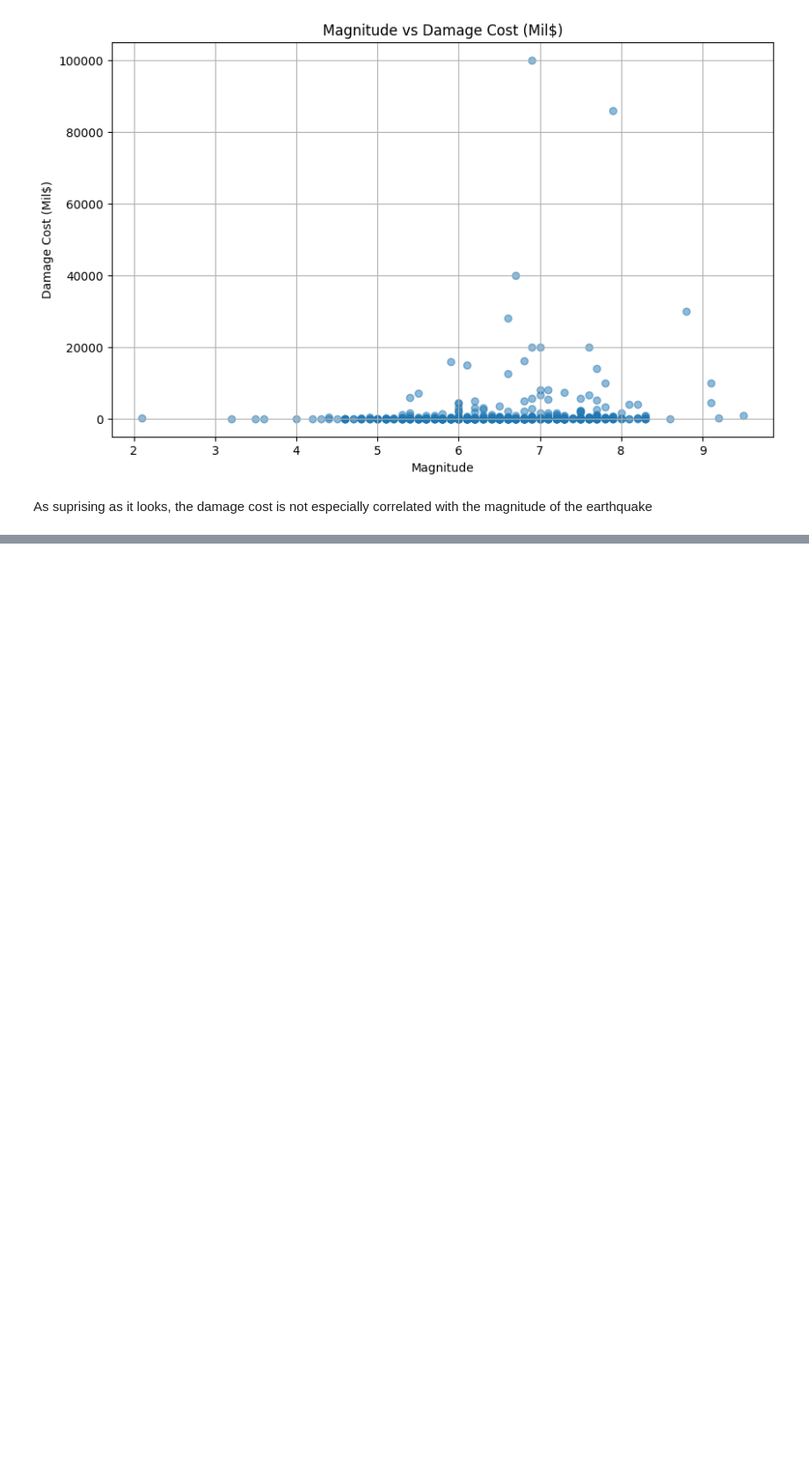
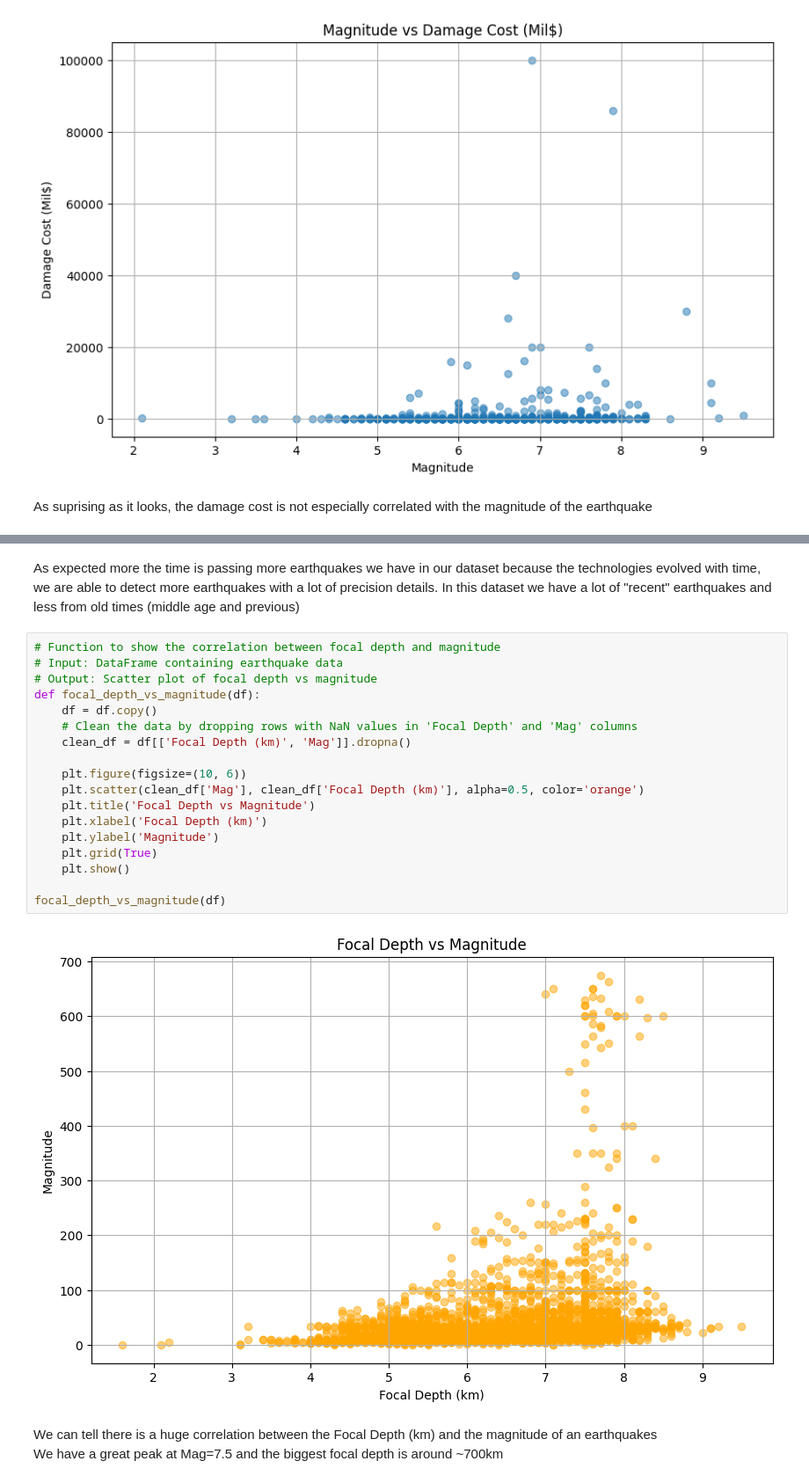
Before and after one commit to Mascode-Dev/earthquakes-analysis, a Jupyter notebook: Jego_Earthquakes.ipynb, the cells around one changed output, grey strips where cells are left out. Shown at 88% size. Cells and saved outputs as stored; diff of their text form; blank space fills up the shorter version.

```diff
--- a/Jego_Earthquakes.ipynb
+++ b/Jego_Earthquakes.ipynb
@@ -192,0 +216,25 @@ As suprising as it looks, the damage cost is not especially correlated with the
+# %% [markdown]
+As expected more the time is passing more earthquakes we have in our dataset because the technologies evolved with time, we are able to detect more earthquakes with a lot of precision details. In this dataset we have a lot of "recent" earthquakes and less from old times (middle age and previous)
+# %%
+# Function to show the correlation between focal depth and magnitude
+# Input: DataFrame containing earthquake data
+# Output: Scatter plot of focal depth vs magnitude
+def focal_depth_vs_magnitude(df):
+    df = df.copy()
+    # Clean the data by dropping rows with NaN values in 'Focal Depth' and 'Mag' columns
+    clean_df = df[['Focal Depth (km)', 'Mag']].dropna()
+
+    plt.figure(figsize=(10, 6))
+    plt.scatter(clean_df['Mag'], clean_df['Focal Depth (km)'], alpha=0.5, color='orange')
+    plt.title('Focal Depth vs Magnitude')
+    plt.xlabel('Focal Depth (km)')
+    plt.ylabel('Magnitude')
+    plt.grid(True)
+    plt.show()
+
+focal_depth_vs_magnitude(df)
+# %% [output]
+[figure, added]
+# %% [markdown]
+We can tell there is a huge correlation between the Focal Depth (km) and the magnitude of an earthquakes\
+We have a great peak at Mag=7.5 and the biggest focal depth is around ~700km
```
Also changed, not shown: parts of 5 cells of this notebook.
